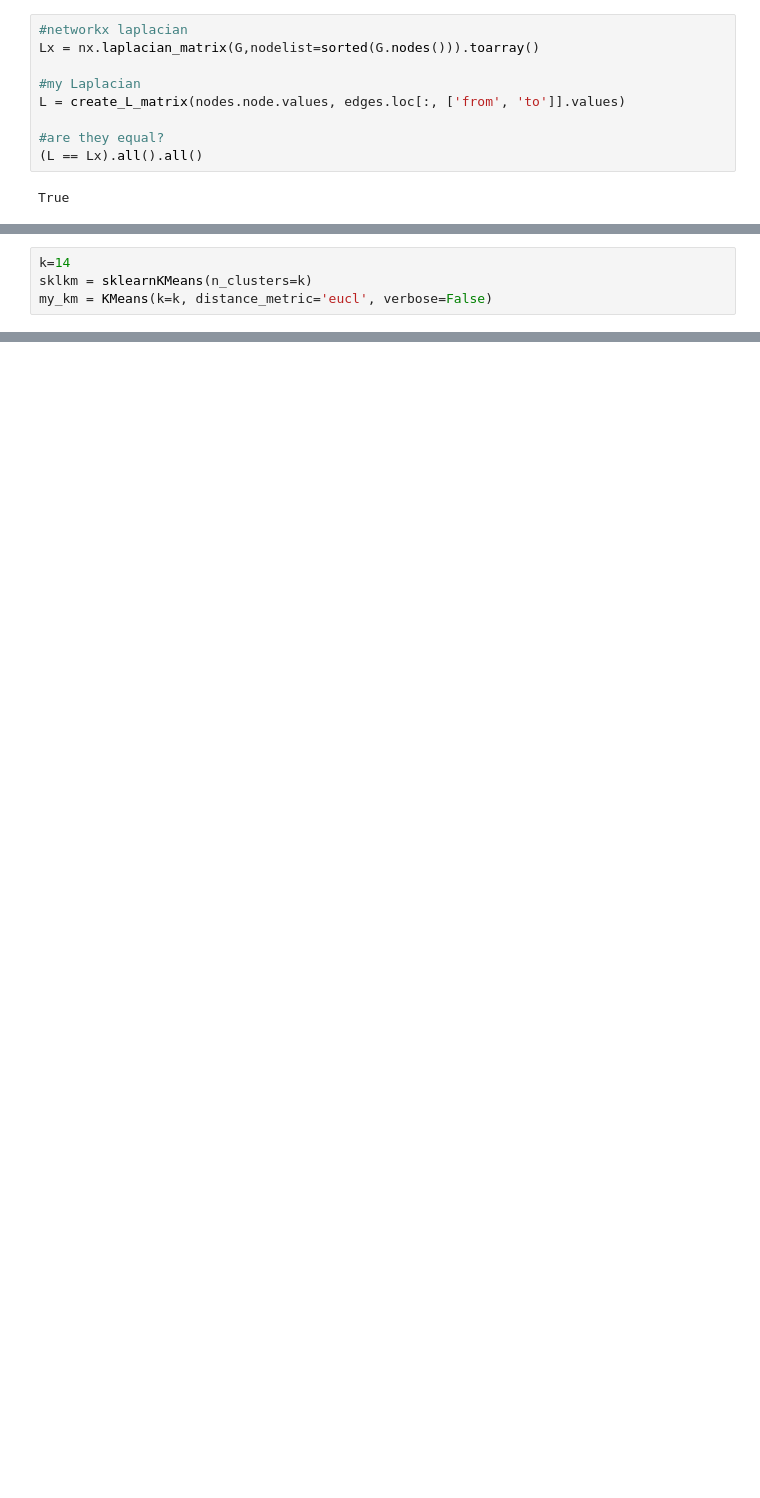
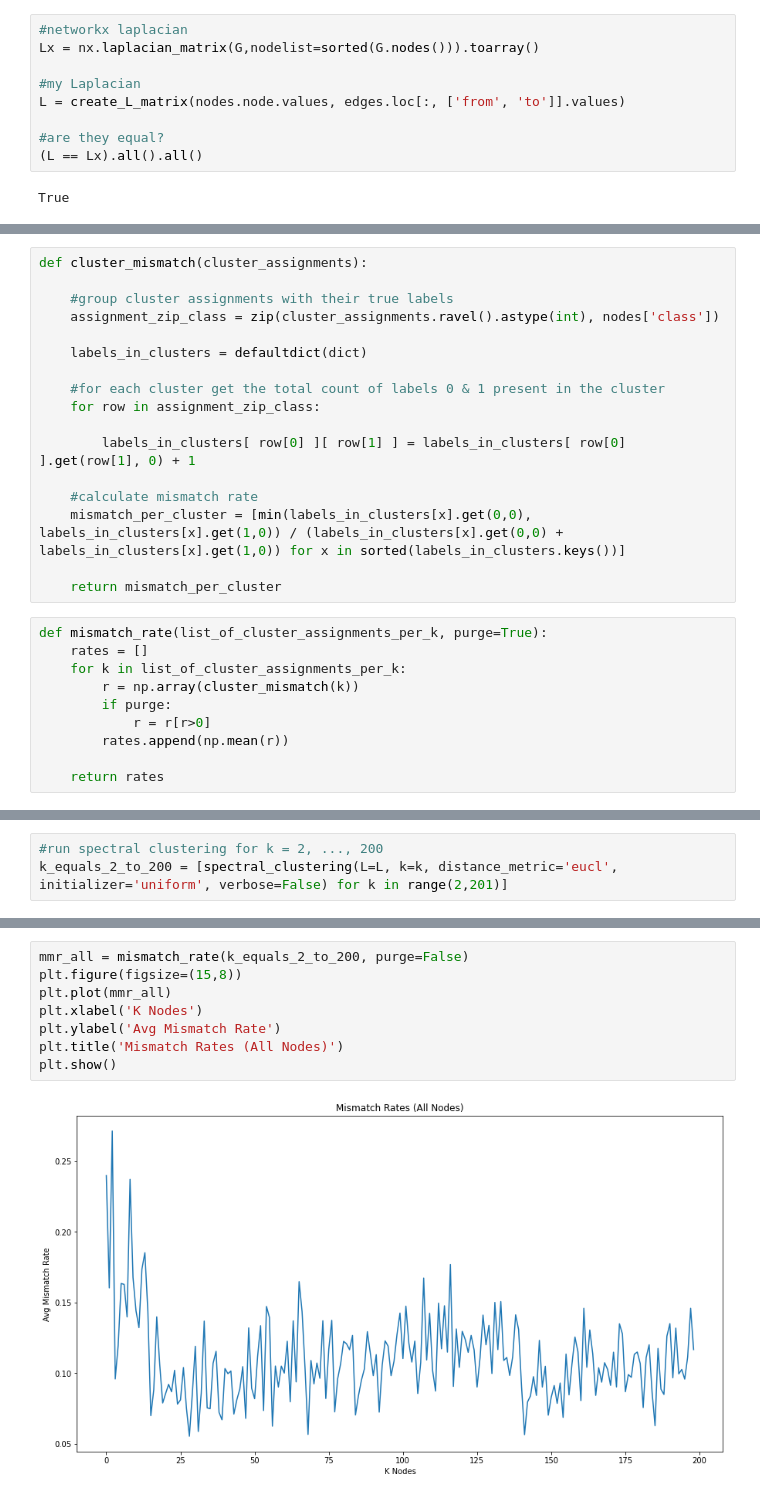
Before and after one commit to Mooseburger1/GT_MASTERS, a Jupyter notebook: Computational_Analytics/HW1/Q3/Q3.ipynb, the cells around one changed output, grey strips where cells are left out. Drawn from its saved outputs; the diff is of its cells as text; blank space fills up the shorter version.

```diff
--- a/Computational_Analytics/HW1/Q3/Q3.ipynb
+++ b/Computational_Analytics/HW1/Q3/Q3.ipynb
@@ -455,4 +517,0 @@ vecsx = vecsx[:,2:]
-# %%
-k=14
-sklkm = sklearnKMeans(n_clusters=k)
-my_km = KMeans(k=k, distance_metric='eucl', verbose=False)
@@ -508,0 +577,27 @@ plt.show()
+# %%
+def cluster_mismatch(cluster_assignments):
+
+    #group cluster assignments with their true labels
+    assignment_zip_class = zip(cluster_assignments.ravel().astype(int), nodes['class'])
+
+    labels_in_clusters = defaultdict(dict)
+
+    #for each cluster get the total count of labels 0 & 1 present in the cluster
+    for row in assignment_zip_class:
+
+        labels_in_clusters[ row[0] ][ row[1] ] = labels_in_clusters[ row[0] ].get(row[1], 0) + 1
+
+    #calculate mismatch rate
+    mismatch_per_cluster = [min(labels_in_clusters[x].get(0,0), labels_in_clusters[x].get(1,0)) / (labels_in_clusters[x].get(0,0) + labels_in_clusters[x].get(1,0)) for x in sorted(labels_in_clusters.keys())]
+
+    return mismatch_per_cluster
+# %%
+def mismatch_rate(list_of_cluster_assignments_per_k, purge=True):
+    rates = []
+    for k in list_of_cluster_assignments_per_k:
+        r = np.array(cluster_mismatch(k))
+        if purge:
+            r = r[r>0]
+        rates.append(np.mean(r))
+
+    return rates
@@ -508,0 +621,3 @@ plt.show()
+# %%
+#run spectral clustering for k = 2, ..., 200
+k_equals_2_to_200 = [spectral_clustering(L=L, k=k, distance_metric='eucl', initializer='uniform', verbose=False) for k in range(2,201)]
@@ -508,0 +626,10 @@ plt.show()
+# %%
+mmr_all = mismatch_rate(k_equals_2_to_200, purge=False)
+plt.figure(figsize=(15,8))
+plt.plot(mmr_all)
+plt.xlabel('K Nodes')
+plt.ylabel('Avg Mismatch Rate')
+plt.title('Mismatch Rates (All Nodes)')
+plt.show()
+# %% [output]
+[figure, added]
```
Also changed, not shown: parts of 42 cells of this notebook, 7 other files.
